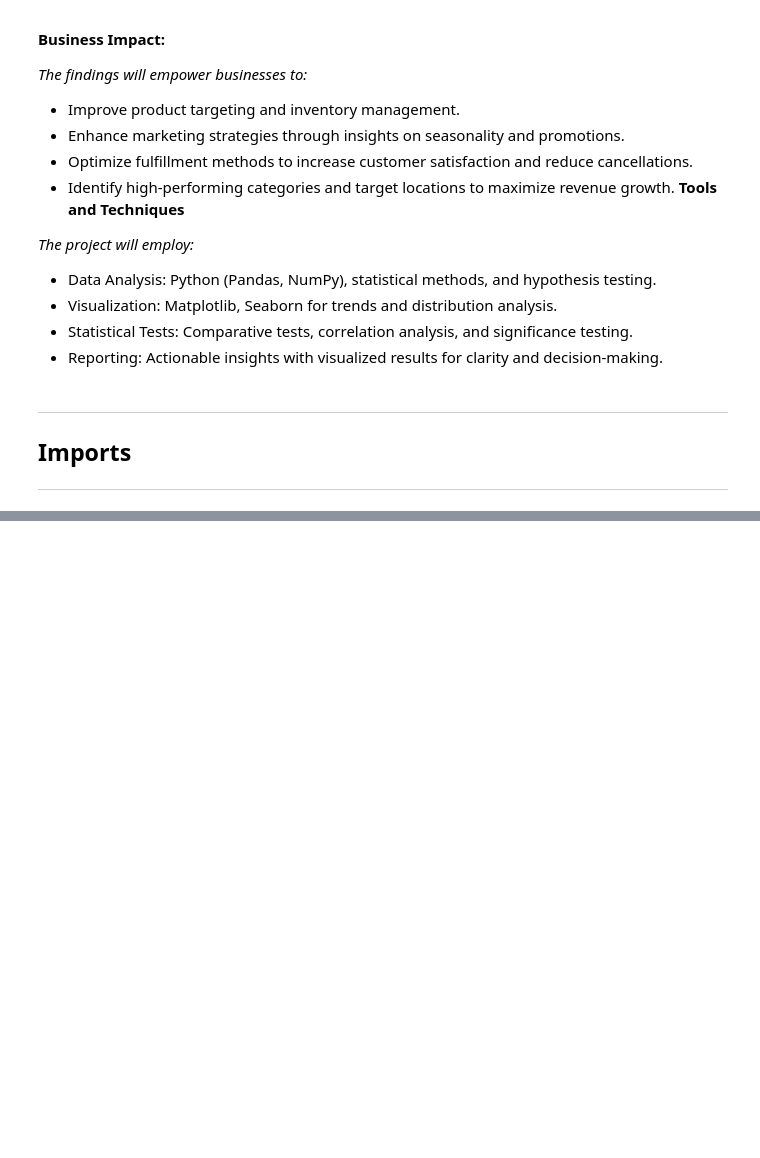
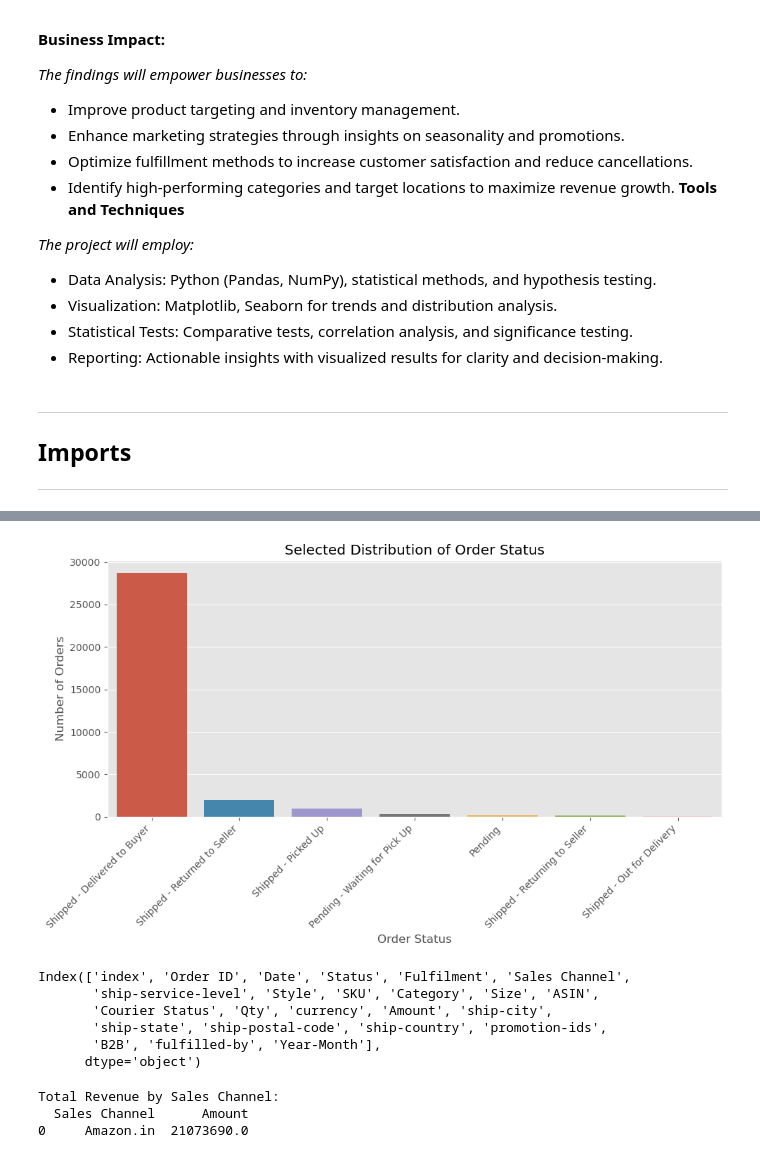
Before and after one commit to ElifSurucu/Analyzing-E-Commerce-Sales-Performance, a Jupyter notebook: Analysis_Notebook.ipynb, the cells around one changed output, grey strips where cells are left out. Saved outputs shown, nothing was run; the diff lists cells and outputs as text; code cells hidden in the pictures; blank space fills up the shorter version.

```diff
--- a/Analysis_Notebook.ipynb
+++ b/Analysis_Notebook.ipynb
@@ -124,0 +289,5 @@ ________________________________________
+# %%
+#9.What is the distribution of Status?
+status_distribution = ecommerce_data['Status'].value_counts()
+print("Distribution of Order Status:")
+print(status_distribution)
@@ -124,0 +308,44 @@ ________________________________________
+# %%
+import matplotlib.pyplot as plt
+import seaborn as sns
+
+selected_status = ['Shipped - Delivered to Buyer', 'Shipped - Returned to Seller',
+                   'Shipped - Picked Up', 'Pending - Waiting for Pick Up',
+                   'Pending', 'Shipped - Returning to Seller', 'Shipped - Out for Delivery']
+
+filtered_status = status_distribution.loc[selected_status]
+
+plt.figure(figsize=(10, 6))
+sns.barplot(x=filtered_status.index, y=filtered_status.values, hue=filtered_status.index,
+            dodge=False, legend=False)
+plt.xticks(rotation=45, ha="right")
+plt.title("Selected Distribution of Order Status")
+plt.xlabel("Order Status")
+plt.ylabel("Number of Orders")
+plt.tight_layout()
+plt.show()
+# %% [output]
+[figure, added]
+# %%
+ecommerce_data.columns = ecommerce_data.columns.str.strip()
+print(ecommerce_data.columns)
+# %% [output]
+Index(['index', 'Order ID', 'Date', 'Status', 'Fulfilment', 'Sales Channel',
+       'ship-service-level', 'Style', 'SKU', 'Category', 'Size', 'ASIN',
+       'Courier Status', 'Qty', 'currency', 'Amount', 'ship-city',
+       'ship-state', 'ship-postal-code', 'ship-country', 'promotion-ids',
+       'B2B', 'fulfilled-by', 'Year-Month'],
+      dtype='object')
+# %%
+#10.Which Sales Channel generates the most sales and revenue?
+
+ecommerce_data.columns = ecommerce_data.columns.str.strip()
+sales_channel_revenue = ecommerce_data.groupby('Sales Channel')['Amount'].sum().reset_index()
+sales_channel_revenue = sales_channel_revenue.sort_values(by='Amount', ascending=False)
+
+print("Total Revenue by Sales Channel:")
+print(sales_channel_revenue)
+# %% [output]
+Total Revenue by Sales Channel:
+  Sales Channel      Amount
+0     Amazon.in  21073690.0
```
Also changed, not shown: parts of 57 cells of this notebook, 1 other file.
